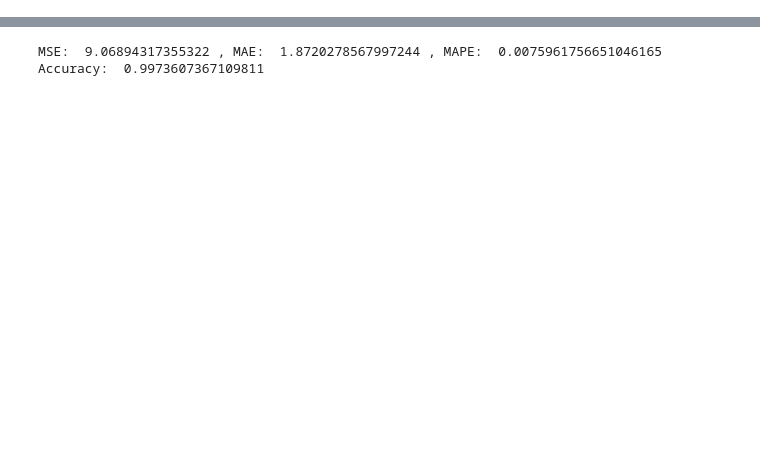
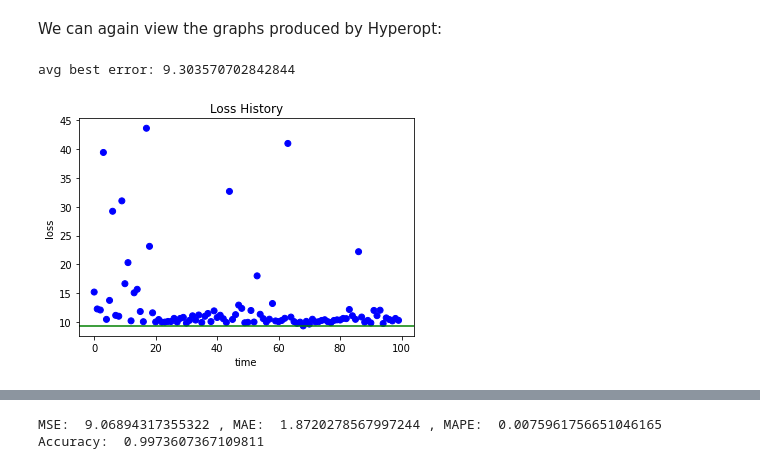
Before and after one commit to naskoap/rann, a Jupyter notebook: experiment/hyperopt_experiment.ipynb, the cells around one changed output, grey strips where cells are left out. Drawn from its saved outputs; the diff is of its cells as text; code cells hidden in the pictures; blank space fills up the shorter version.

Commit message:
clean hyperopt code + add documentation + add plots

```diff
--- a/experiment/hyperopt_experiment.ipynb
+++ b/experiment/hyperopt_experiment.ipynb
@@ -123,5 +157,6 @@ space = {
 }
 # %%
 start = time.time()
-best = fmin(objective, space, algo=tpe.suggest, max_evals=100)
+trials = Trials()
+best = fmin(objective, space, algo=tpe.suggest, max_evals=100, trials=trials, rstate=np.random.default_rng(RANDOM_SEED))
 end = time.time()
@@ -127,0 +170,8 @@ end = time.time()
+# %% [markdown]
+We can again view the graphs produced by Hyperopt:
+# %%
+# Plot of loss (y) vs trial number (x)
+main_plot_history(trials)
+# %% [output]
+avg best error: 9.303570702842844
+[figure, added]
```
Also changed, not shown: parts of 40 cells of this notebook.
